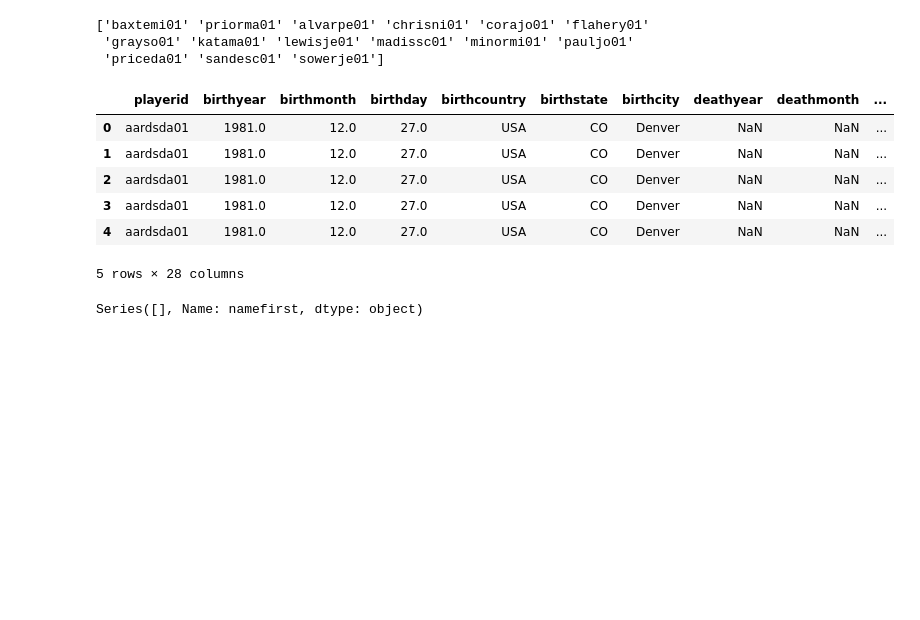
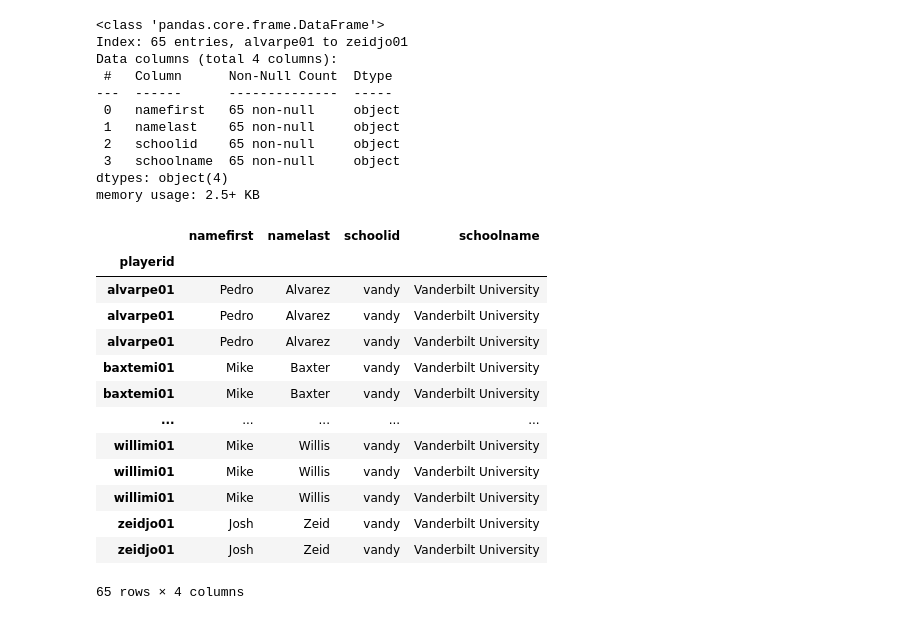
Before and after one commit to megan2/lahman-baseball-python-megan2, a Jupyter notebook: lahman_python.ipynb, the cells around one changed output. Saved outputs shown, nothing was run; the diff lists cells and outputs as text; code cells hidden in the pictures; blank space fills up the shorter version.

```diff
--- a/lahman_python.ipynb
+++ b/lahman_python.ipynb
@@ -60,0 +58,5 @@ q1_2.head(2)
+# %%
+#A merge of college_players and people (should remove people who didn't go to college)
+people_college = people.merge(college_players, how='inner', on='playerid')
+people_college.info #17350 rows × 26 columns
+#type(people_college)
@@ -60,0 +83,5 @@ q1_2.head(2)
+# %%
+#Bringing schools into the people_college table (should be no NULLS since folks in the people_college table went to college)
+people_college2 = people_college.merge(schools, on='schoolid')
+people_college2.info #17340 rows...why would I lose rows???
+#type(people_college2)
@@ -60,0 +106,5 @@ q1_2.head(2)
+# %%
+#Trim out columns I don't need but making a new dataframe out of people_college2
+#includes columns from schools, people, college_players now
+people_college3 = people_college2[['playerid', 'namefirst', 'namelast', 'schoolid', 'schoolname']]
+people_college3.info() #17340 rows x 5 columns
@@ -61,2 +124,2 @@ q1_2.head(2)
 # %%
-q1_2.set_index('schoolname', inplace=True)
+people_college3.set_index('playerid', inplace=True)
@@ -67,6 +125,0 @@ unique_vandy_players=vandy['playerid'].unique()   #this produces a numpy.ndarray
-# %%
-print(unique_vandy_players)
-# %% [output]
-['baxtemi01' 'priorma01' 'alvarpe01' 'chrisni01' 'corajo01' 'flahery01'
- 'grayso01' 'katama01' 'lewisje01' 'madissc01' 'minormi01' 'pauljo01'
- 'priceda01' 'sandesc01' 'sowerje01']
@@ -75,10 +125,0 @@ q1_3=pd.merge(player_info, salaries, on=['playerid'])
-# %%
-q1_3.head()  #players and salaries
-# %% [output]
-|  | playerid | birthyear | birthmonth | birthday | birthcountry | birthstate | birthcity | deathyear | deathmonth | ... |
-| 0 | aardsda01 | 1981.0 | 12.0 | 27.0 | USA | CO | Denver | NaN | NaN | ... |
-| 1 | aardsda01 | 1981.0 | 12.0 | 27.0 | USA | CO | Denver | NaN | NaN | ... |
-| 2 | aardsda01 | 1981.0 | 12.0 | 27.0 | USA | CO | Denver | NaN | NaN | ... |
-| 3 | aardsda01 | 1981.0 | 12.0 | 27.0 | USA | CO | Denver | NaN | NaN | ... |
-| 4 | aardsda01 | 1981.0 | 12.0 | 27.0 | USA | CO | Denver | NaN | NaN | ... |
-5 rows × 28 columns
@@ -87,4 +126,31 @@ vandy_names0= q1_3.loc[q1_3['playerid'].isin(['unique_vandy_players']), "namefir
-# %%
-print(vandy_names0)
-# %% [output]
-Series([], Name: namefirst, dtype: object)
+# %%
+#Vanderbilt players only
+vandy = people_college3[people_college3['schoolid'] == 'vandy']
+#Trying to compare Index or Series objects of different lengths will raise a ValueError:
+vandy.info() #65 rows
+# %% [output]
+<class 'pandas.core.frame.DataFrame'>
+Index: 65 entries, alvarpe01 to zeidjo01
+Data columns (total 4 columns):
+ #   Column      Non-Null Count  Dtype
+---  ------      --------------  -----
+ 0   namefirst   65 non-null     object
+ 1   namelast    65 non-null     object
+ 2   schoolid    65 non-null     object
+ 3   schoolname  65 non-null     object
+dtypes: object(4)
+memory usage: 2.5+ KB
+|  | namefirst | namelast | schoolid | schoolname |
+| playerid |  |  |  |  |
+| alvarpe01 | Pedro | Alvarez | vandy | Vanderbilt University |
+| alvarpe01 | Pedro | Alvarez | vandy | Vanderbilt University |
+| alvarpe01 | Pedro | Alvarez | vandy | Vanderbilt University |
+| baxtemi01 | Mike | Baxter | vandy | Vanderbilt University |
+| baxtemi01 | Mike | Baxter | vandy | Vanderbilt University |
+| ... | ... | ... | ... | ... |
+| willimi01 | Mike | Willis | vandy | Vanderbilt University |
+| willimi01 | Mike | Willis | vandy | Vanderbilt University |
+| willimi01 | Mike | Willis | vandy | Vanderbilt University |
+| zeidjo01 | Josh | Zeid | vandy | Vanderbilt University |
+| zeidjo01 | Josh | Zeid | vandy | Vanderbilt University |
+65 rows × 4 columns
```
Also changed, not shown: parts of 28 cells of this notebook.
